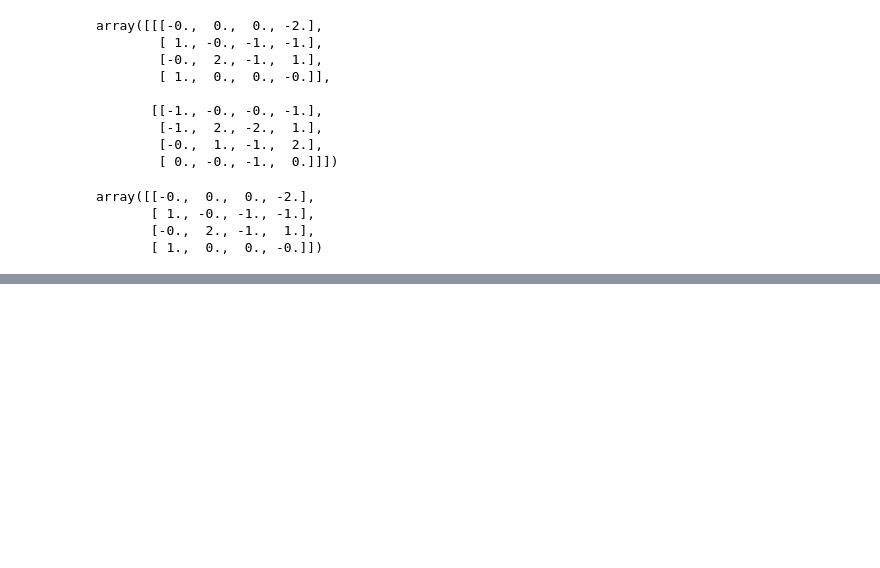
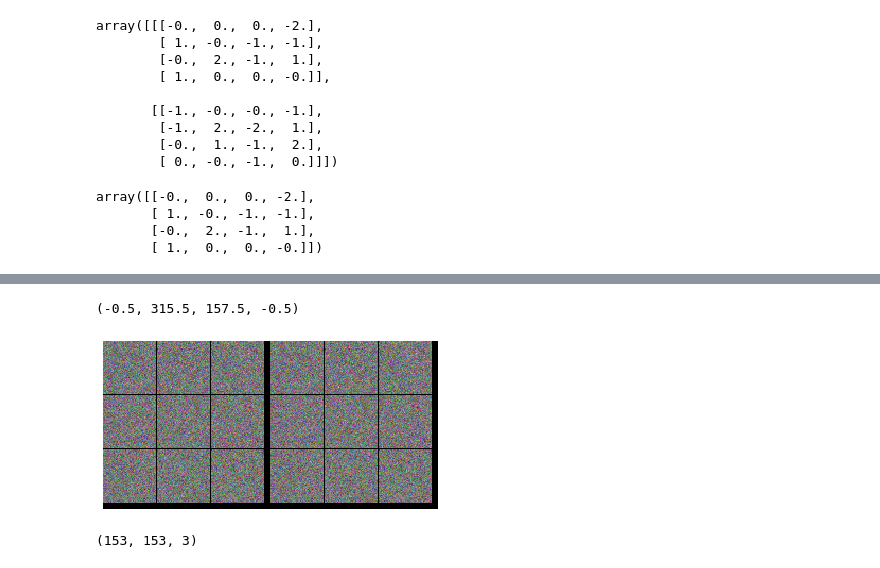
Before and after one commit to pangzss/geomapnet, a Jupyter notebook: visual/temp0229.ipynb, the cells around one changed output, grey strips where cells are left out. Drawn from its saved outputs; the diff is of its cells as text; code cells hidden in the pictures; blank space fills up the shorter version.

```diff
--- a/visual/temp0229.ipynb
+++ b/visual/temp0229.ipynb
@@ -72,0 +97,39 @@ array([[-0.,  0.,  0., -2.],
+# %%
+ def patches_grid(patches): # feat_map: (C, H, W, 1)
+        # input patch : 9x3x50x50 or 9x3x100x100
+        patches = patches.transpose(0,2,3,1)
+        (B,H,W,C) = patches.shape
+        cnt = 3
+        G = np.ones((cnt * H + cnt+5, cnt * W + cnt+5 , C), patches.dtype)  # additional cnt for black cutting-lines
+        G *= np.min(patches)
+
+        n = 0
+        for row in range(cnt):
+            for col in range(cnt):
+                if n < B:
+                    # additional cnt for black cutting-lines
+                    G[row * H + row : (row + 1) * H + row, col * W + col : (col + 1) * W + col, :] = patches[n, :, :, :]
+                    n += 1
+
+        # normalize to [0, 1]
+        G = (G - G.min()) / (G.max() - G.min())
+
+        return G
+# %%
+patches = np.random.randn(9,3,50,50)
+
+G1 = patches_grid(patches)
+G2 = patches_grid(patches)
+G = np.concatenate((G1,G2),axis =1)
+# %%
+import matplotlib.pyplot as plt
+fig,ax = plt.subplots(ncols=1)
+ax.imshow(G)   # feat_map_grid: (ceil(sqrt(C)) * H, ceil(sqrt(C)) * W, 1)
+plt.axis('off')
+# %% [output]
+(-0.5, 315.5, 157.5, -0.5)
+[figure, added]
+# %%
+G.shape
+# %% [output]
+(153, 153, 3)
```
Also changed, not shown: parts of 3 cells of this notebook, 9 other files.
